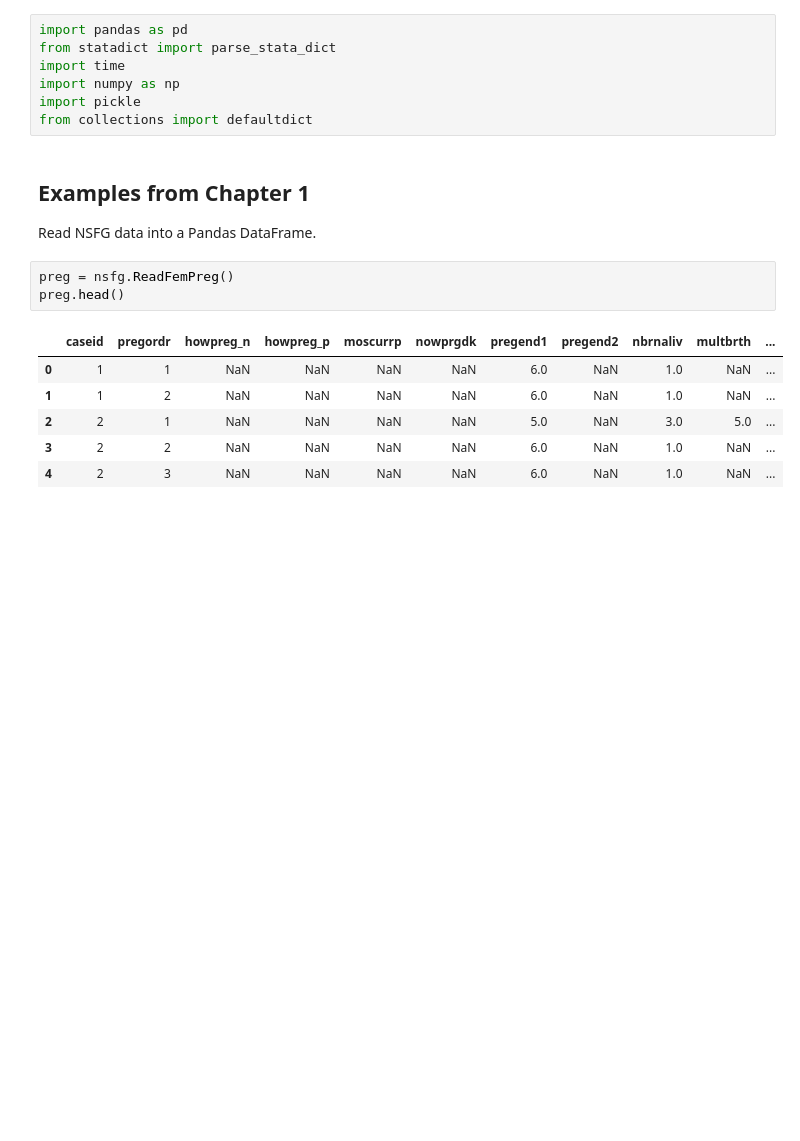
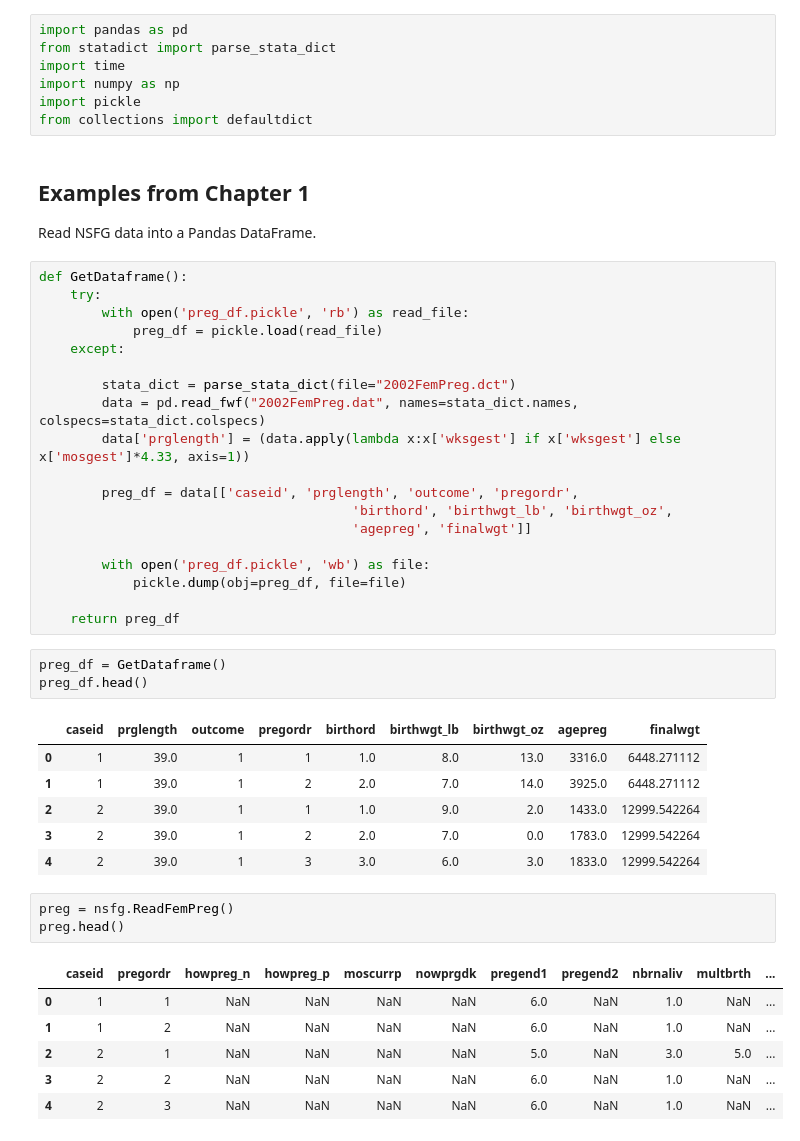
Before and after one commit to arjunjanamatti/ThinkStatsBook, a Jupyter notebook: chap01ex.ipynb, the cells around one changed output. Saved outputs shown, nothing was run; the diff lists cells and outputs as text; blank space fills up the shorter version.

Commit message:
get dataframe for notebook

```diff
--- a/chap01ex.ipynb
+++ b/chap01ex.ipynb
@@ -17,6 +17,35 @@ from collections import defaultdict
 ## Examples from Chapter 1
 
 Read NSFG data into a Pandas DataFrame.
+# %%
+def GetDataframe():
+    try:
+        with open('preg_df.pickle', 'rb') as read_file:
+            preg_df = pickle.load(read_file)
+    except:
+
+        stata_dict = parse_stata_dict(file="2002FemPreg.dct")
+        data = pd.read_fwf("2002FemPreg.dat", names=stata_dict.names, colspecs=stata_dict.colspecs)
+        data['prglength'] = (data.apply(lambda x:x['wksgest'] if x['wksgest'] else x['mosgest']*4.33, axis=1))
+
+        preg_df = data[['caseid', 'prglength', 'outcome', 'pregordr',
+                                        'birthord', 'birthwgt_lb', 'birthwgt_oz',
+                                        'agepreg', 'finalwgt']]
+
+        with open('preg_df.pickle', 'wb') as file:
+            pickle.dump(obj=preg_df, file=file)
+
+    return preg_df
+# %%
+preg_df = GetDataframe()
+preg_df.head()
+# %% [output]
+|  | caseid | prglength | outcome | pregordr | birthord | birthwgt_lb | birthwgt_oz | agepreg | finalwgt |
+| 0 | 1 | 39.0 | 1 | 1 | 1.0 | 8.0 | 13.0 | 3316.0 | 6448.271112 |
+| 1 | 1 | 39.0 | 1 | 2 | 2.0 | 7.0 | 14.0 | 3925.0 | 6448.271112 |
+| 2 | 2 | 39.0 | 1 | 1 | 1.0 | 9.0 | 2.0 | 1433.0 | 12999.542264 |
+| 3 | 2 | 39.0 | 1 | 2 | 2.0 | 7.0 | 0.0 | 1783.0 | 12999.542264 |
+| 4 | 2 | 39.0 | 1 | 3 | 3.0 | 6.0 | 3.0 | 1833.0 | 12999.542264 |
 # %%
 preg = nsfg.ReadFemPreg()
 preg.head()
```
